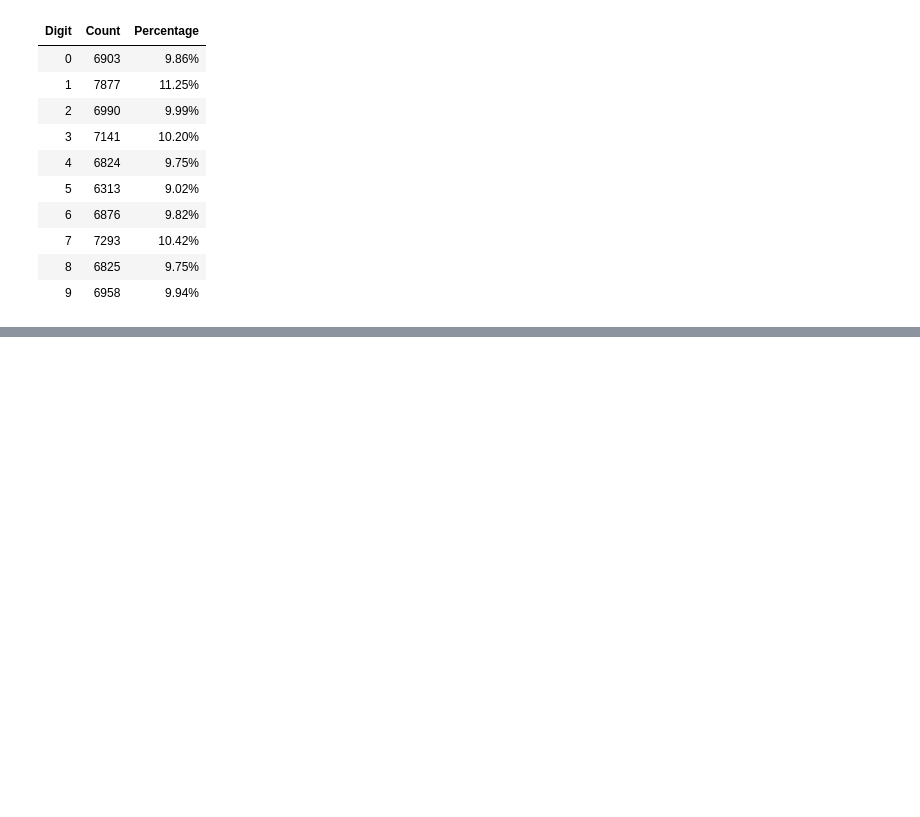
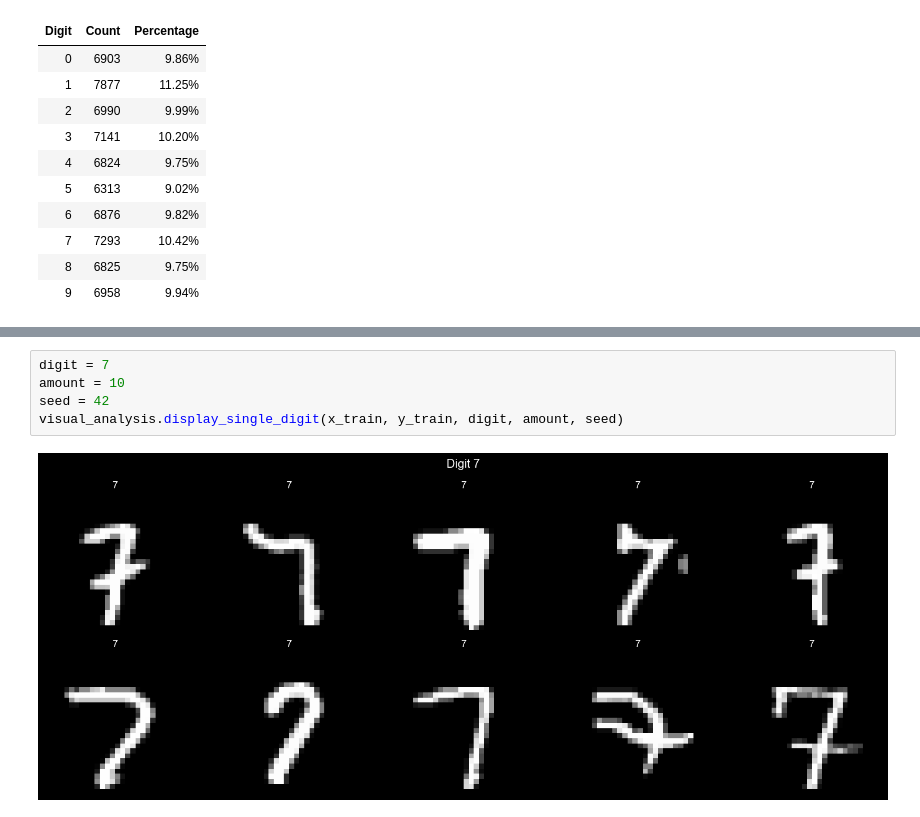
Before and after one commit to fayece/INFDSA_MNIST, a Jupyter notebook: notebooks/01_dataset_exploration.ipynb, the cells around one changed output, grey strips where cells are left out. Cells and saved outputs as stored; diff of their text form; blank space fills up the shorter version.

```diff
--- a/notebooks/01_dataset_exploration.ipynb
+++ b/notebooks/01_dataset_exploration.ipynb
@@ -181,0 +204,7 @@ The next step, therefore, is to analyze the dataset visually. This will help us
+# %%
+digit = 7
+amount = 10
+seed = 42
+visual_analysis.display_single_digit(x_train, y_train, digit, amount, seed)
+# %% [output]
+[figure, added]
```
Also changed, not shown: parts of 61 cells of this notebook, 5 other files.
